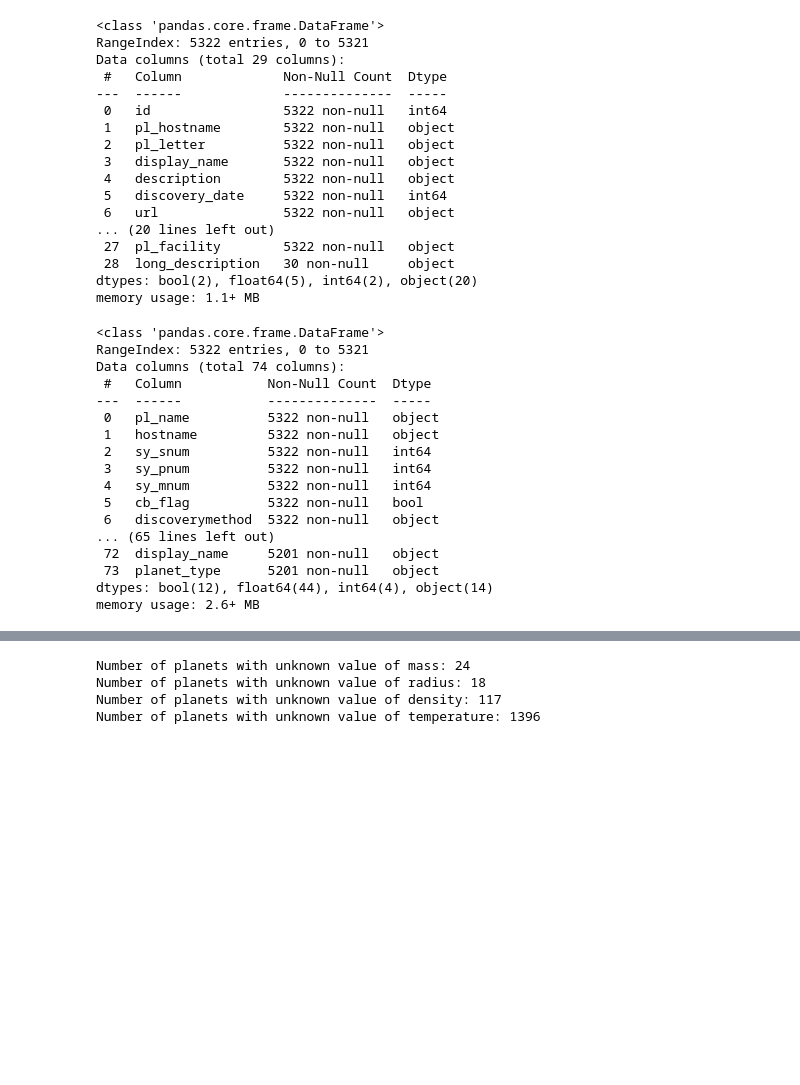
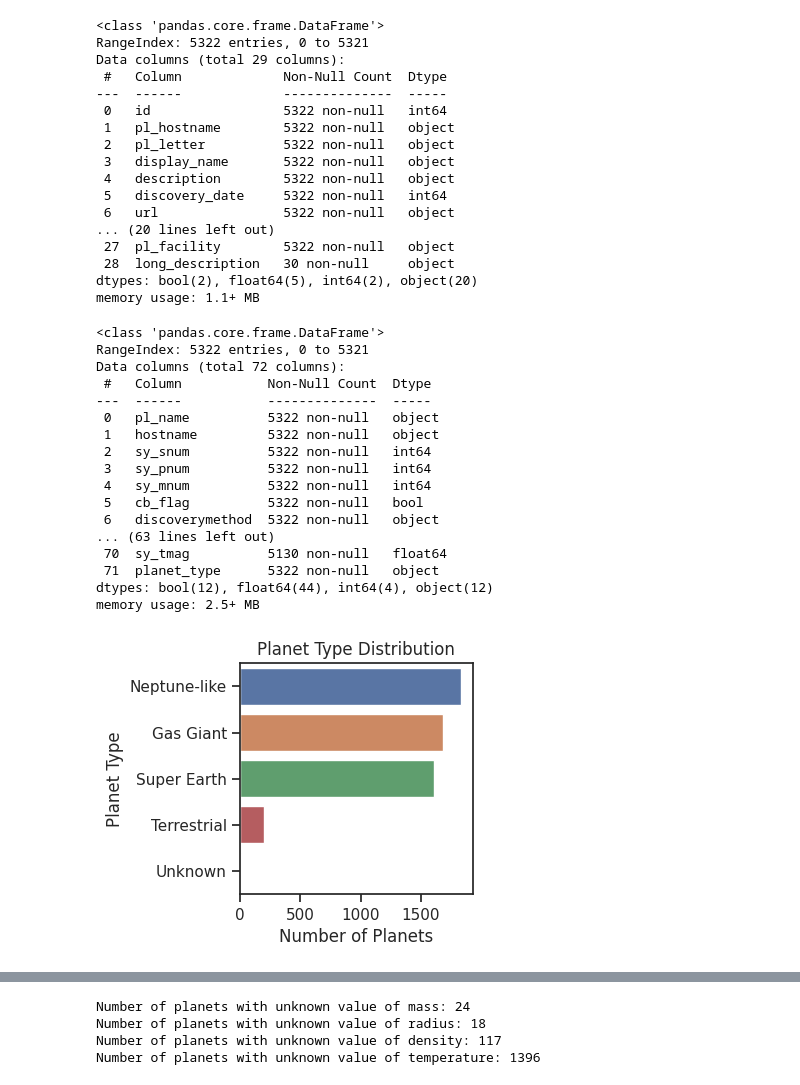
Before and after one commit to leoybkim/exoplanet, a Jupyter notebook: EDA.ipynb, the cells around one changed output, grey strips where cells are left out. Cells and saved outputs as stored; diff of their text form; code cells hidden in the pictures; blank space fills up the shorter version.

```diff
--- a/EDA.ipynb
+++ b/EDA.ipynb
@@ -494,15 +462,15 @@ Data columns (total 29 columns):
 dtypes: bool(2), float64(5), int64(2), object(20)
 memory usage: 1.1+ MB
 # %%
-df['pl_name_lower'] = df['pl_name'].str.lower()
-df_ws['display_name'] = df_ws['display_name'].str.lower()
-exo_df = pd.merge(df, df_ws[['display_name', 'planet_type']], how='left', left_on = 'pl_name_lower', right_on = 'display_name')
-exo_df.info()
-# TODO need to fix merge
+df['pl_name_lower'] = df['pl_name'].str.lower().str.replace(' ', '_') # Make the name lower case and replace space character with underscores
+df_ws['ranger_feature_id'] = df_ws['ranger_feature_id'].str.lower()
+merged = pd.merge(df, df_ws[['ranger_feature_id', 'planet_type']], how='left', left_on = 'pl_name_lower', right_on = 'ranger_feature_id')
+df = merged.drop(['pl_name_lower', 'ranger_feature_id'], axis=1)
+df.info()
 # %% [output]
 <class 'pandas.core.frame.DataFrame'>
 RangeIndex: 5322 entries, 0 to 5321
-Data columns (total 74 columns):
+Data columns (total 72 columns):
  #   Column           Non-Null Count  Dtype
 ---  ------           --------------  -----
  0   pl_name          5322 non-null   object
@@ -512,8 +480,18 @@ Data columns (total 74 columns):
  4   sy_mnum          5322 non-null   int64
  5   cb_flag          5322 non-null   bool
  6   discoverymethod  5322 non-null   object
-... (65 lines left out)
- 72  display_name     5201 non-null   object
- 73  planet_type      5201 non-null   object
-dtypes: bool(12), float64(44), int64(4), object(14)
-memory usage: 2.6+ MB
+... (63 lines left out)
+ 70  sy_tmag          5130 non-null   float64
+ 71  planet_type      5322 non-null   object
+dtypes: bool(12), float64(44), int64(4), object(12)
+memory usage: 2.5+ MB
+# %%
+fig, ax = plt.subplots(figsize=(3, 3))
+planet_types = df['planet_type'].value_counts()
+sns.barplot(x=planet_types.values, y=planet_types.index)
+plt.title('Planet Type Distribution')
+plt.xlabel('Number of Planets')
+plt.ylabel('Planet Type')
+plt.show()
+# %% [output]
+[figure, added]
```
Also changed, not shown: parts of 20 cells of this notebook, 1 other file.
